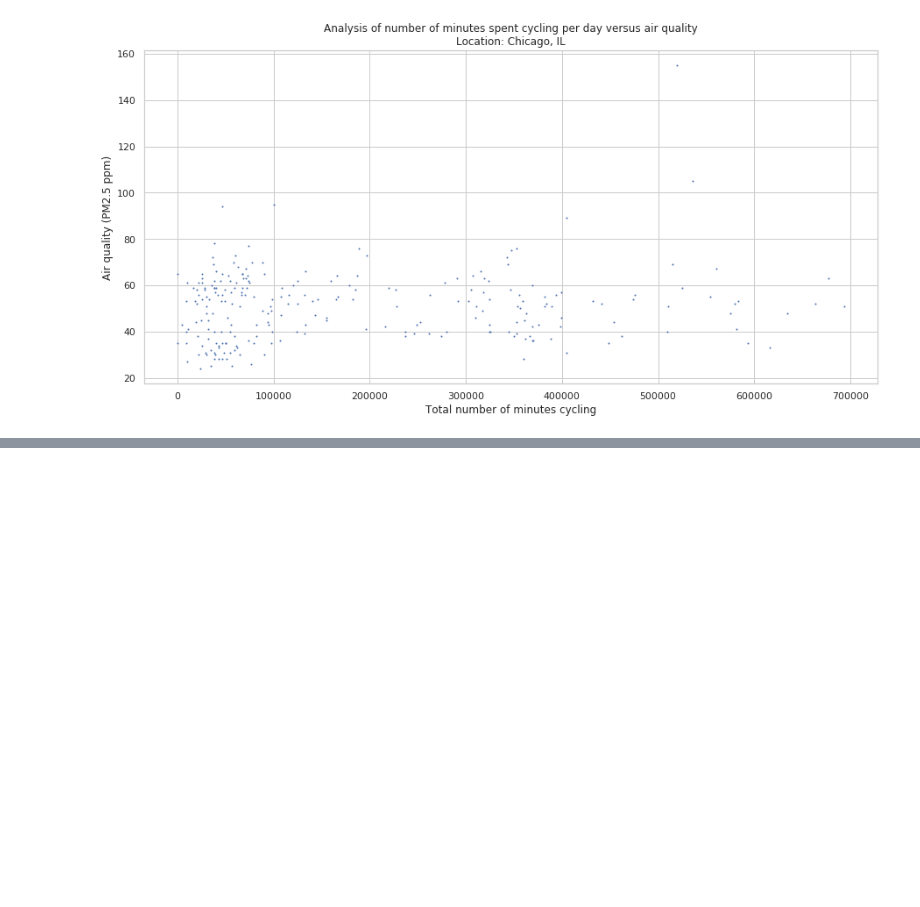
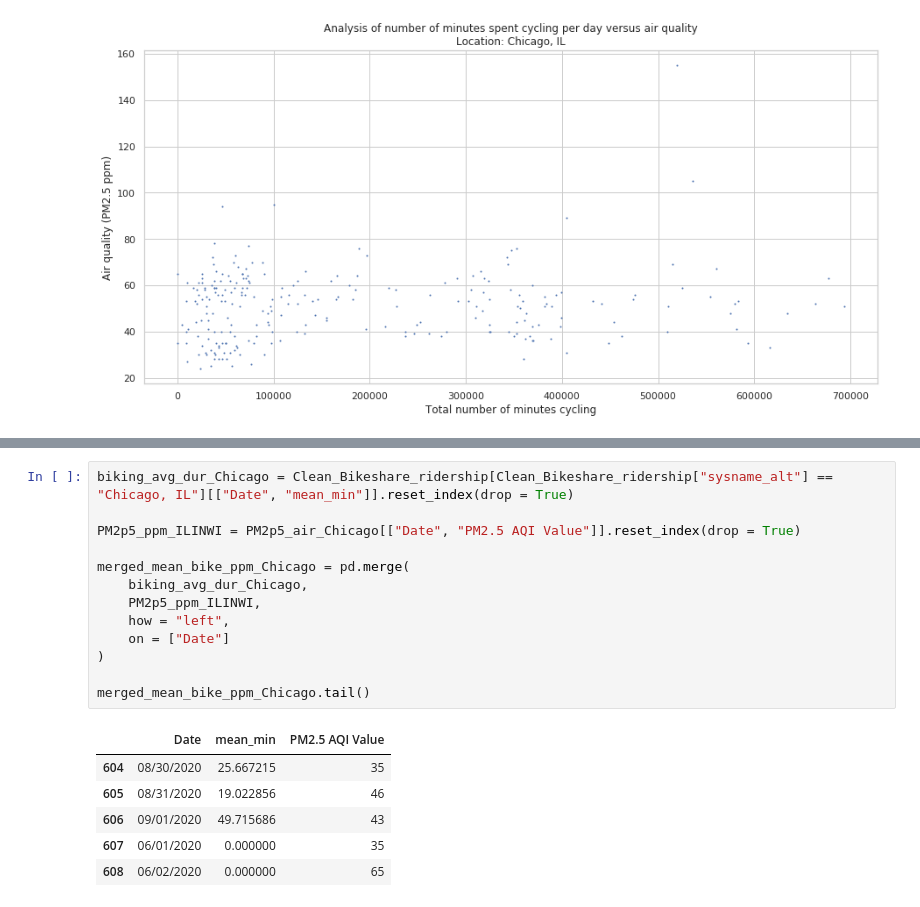
Before and after one commit to baileywellen/COVID-environmental-impact, a Jupyter notebook: Team21_COVID-effect-on-air-and-plastic-pollution.ipynb, the cells around one changed output, grey strips where cells are left out. Drawn from its saved outputs; the diff is of its cells as text; blank space fills up the shorter version.

```diff
--- a/Team21_COVID-effect-on-air-and-plastic-pollution.ipynb
+++ b/Team21_COVID-effect-on-air-and-plastic-pollution.ipynb
@@ -553,0 +592,20 @@ Text(0,0.5,'Air quality (PM2.5 ppm)')
+# %%
+biking_avg_dur_Chicago = Clean_Bikeshare_ridership[Clean_Bikeshare_ridership["sysname_alt"] == "Chicago, IL"][["Date", "mean_min"]].reset_index(drop = True)
+
+PM2p5_ppm_ILINWI = PM2p5_air_Chicago[["Date", "PM2.5 AQI Value"]].reset_index(drop = True)
+
+merged_mean_bike_ppm_Chicago = pd.merge(
+    biking_avg_dur_Chicago,
+    PM2p5_ppm_ILINWI,
+    how = "left",
+    on = ["Date"]
+)
+
+merged_mean_bike_ppm_Chicago.tail()
+# %% [output]
+|  | Date | mean_min | PM2.5 AQI Value |
+| 604 | 08/30/2020 | 25.667215 | 35 |
+| 605 | 08/31/2020 | 19.022856 | 46 |
+| 606 | 09/01/2020 | 49.715686 | 43 |
+| 607 | 06/01/2020 | 0.000000 | 35 |
+| 608 | 06/02/2020 | 0.000000 | 65 |
```
Also changed, not shown: parts of 6 cells of this notebook.
